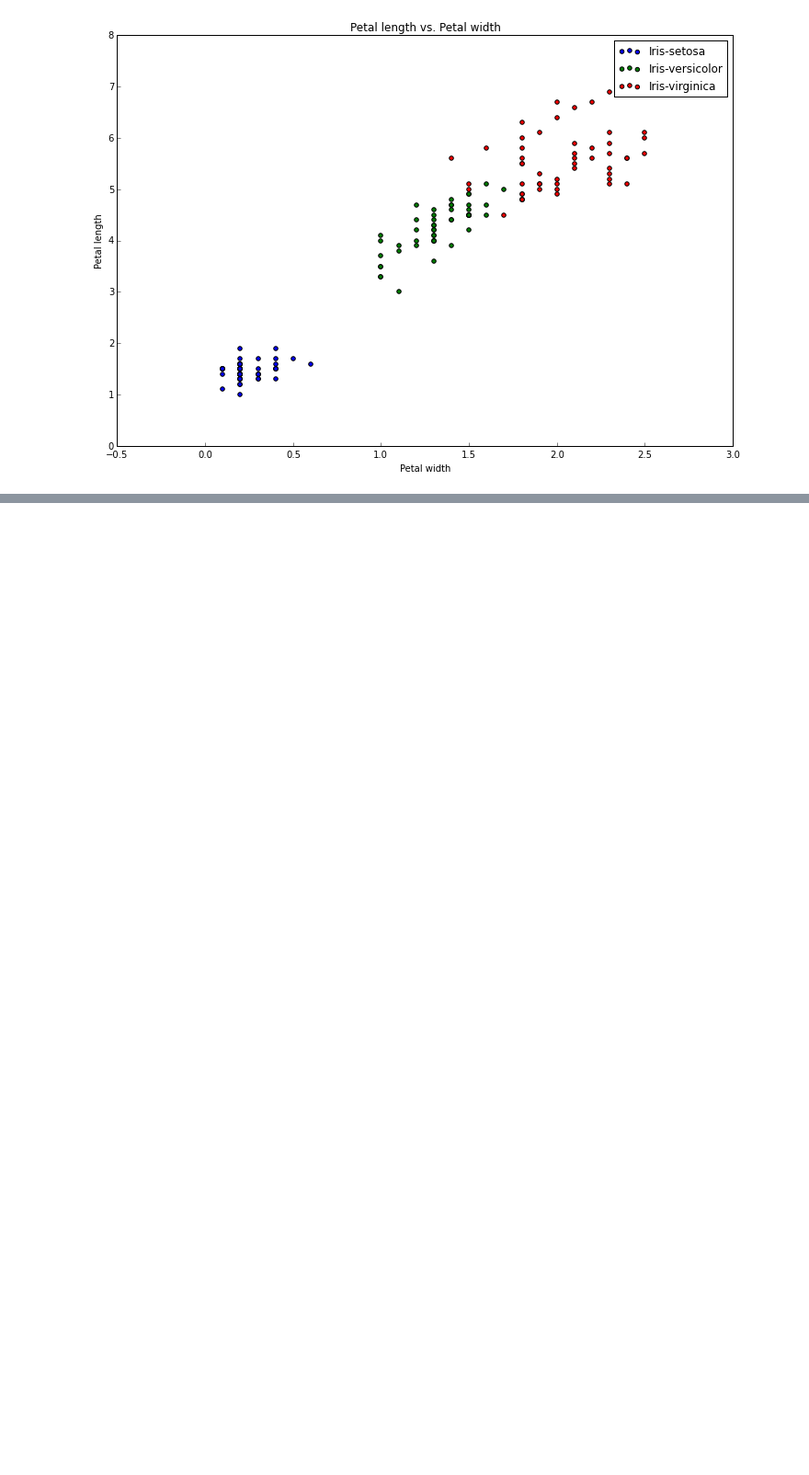
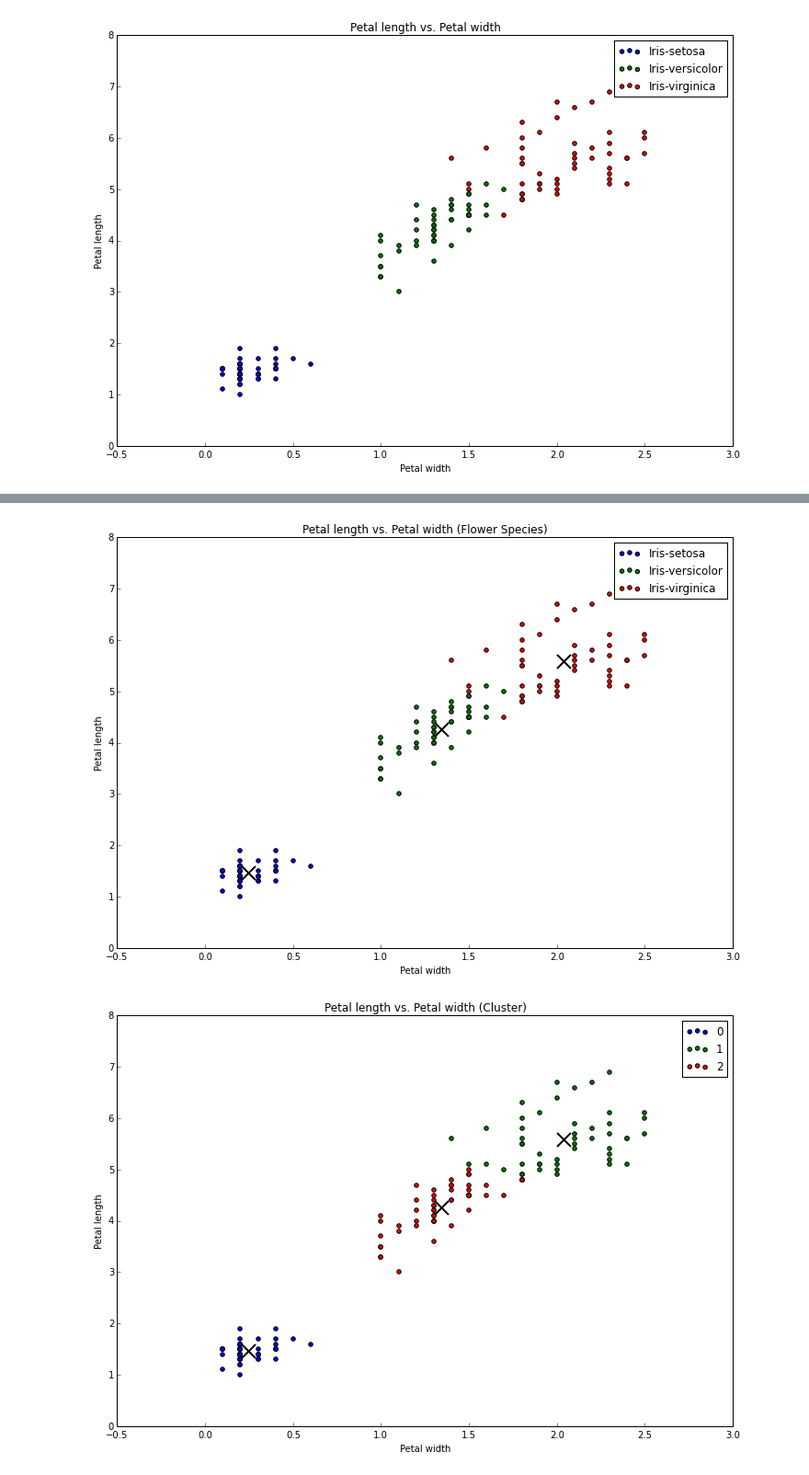
Before and after one commit to bmgriff2/Test, a Jupyter notebook: Iris.ipynb, the cells around one changed output, grey strips where cells are left out. Shown at 92% size. Cells and saved outputs as stored; diff of their text form; code cells hidden in the pictures; blank space fills up the shorter version.

```diff
--- a/Iris.ipynb
+++ b/Iris.ipynb
@@ -164,0 +162,6 @@ def k_means_plotter_by_group(data_set,attribute1,attribute2,number_clusters, ran
+# %%
+k_means_plotter_by_group(flowers, 'Petal width', 'Petal length', 3,False)
+k_means_plotter_by_cluster(flowers, 'Petal width', 'Petal length', 3, False)
+# %% [output]
+[figure, added]
+[figure, added]
```
Also changed, not shown: parts of 22 cells of this notebook, 1 other file.
